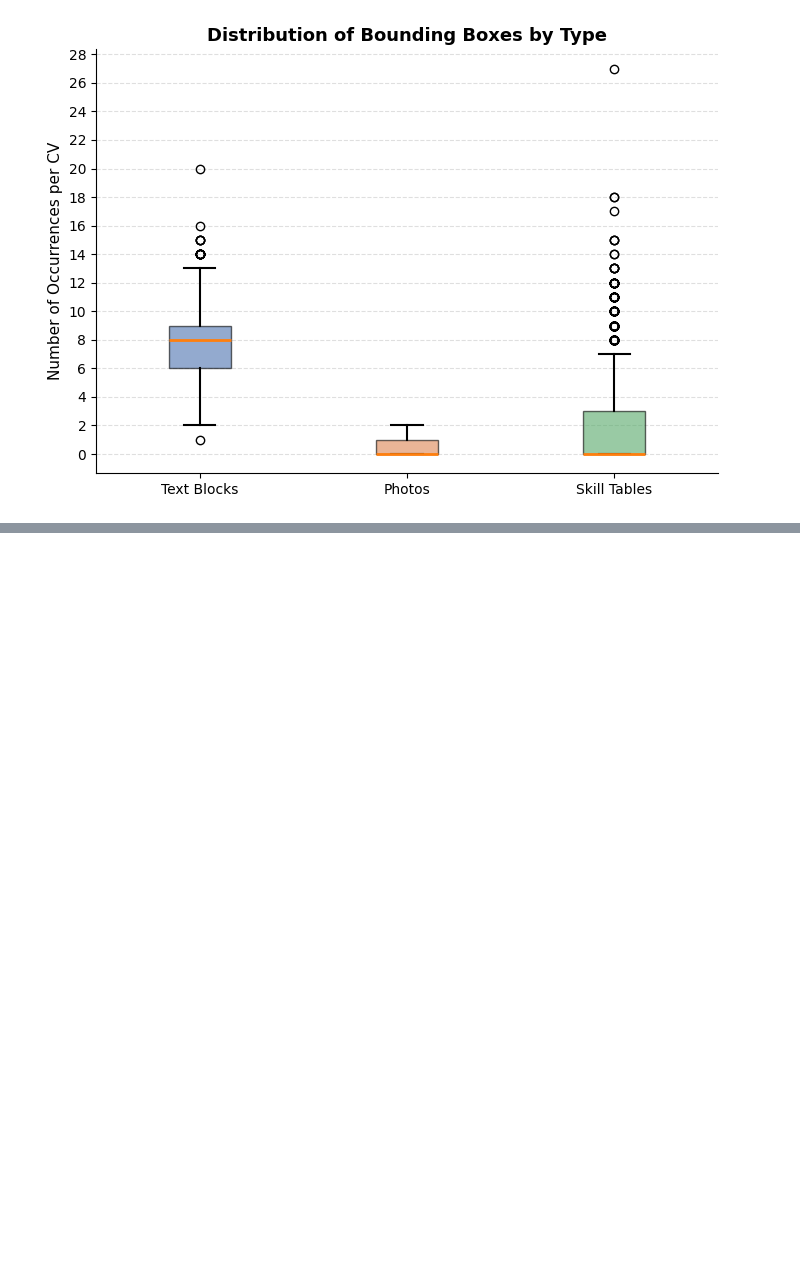
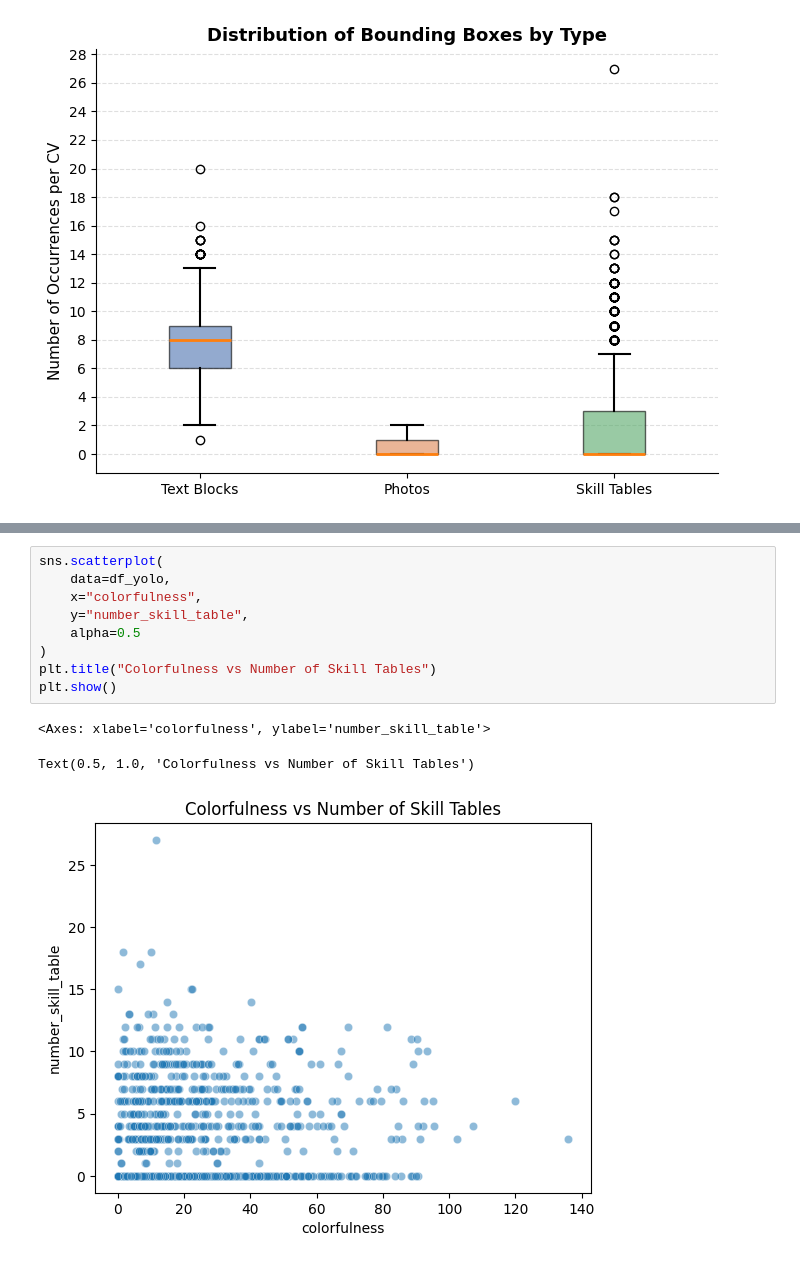
Before and after one commit to danielpiresribeiro123-code/cv_analyser_research, a Jupyter notebook: src/analysis/train_data/yolo/yolo_train_data_EDA.ipynb, the cells around one changed output, grey strips where cells are left out. Cells and saved outputs as stored; diff of their text form; blank space fills up the shorter version.

```diff
--- a/src/analysis/train_data/yolo/yolo_train_data_EDA.ipynb
+++ b/src/analysis/train_data/yolo/yolo_train_data_EDA.ipynb
@@ -628,0 +508,13 @@ KeyError: 'Column not found: Ms_per_image'
+# %%
+sns.scatterplot(
+    data=df_yolo,
+    x="colorfulness",
+    y="number_skill_table",
+    alpha=0.5
+)
+plt.title("Colorfulness vs Number of Skill Tables")
+plt.show()
+# %% [output]
+<Axes: xlabel='colorfulness', ylabel='number_skill_table'>
+Text(0.5, 1.0, 'Colorfulness vs Number of Skill Tables')
+[figure, added]
```
Also changed, not shown: parts of 67 cells of this notebook, 1 other file.
